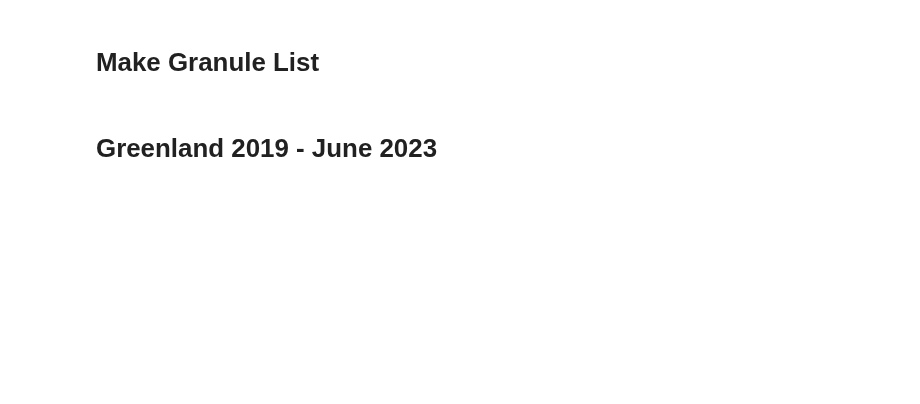
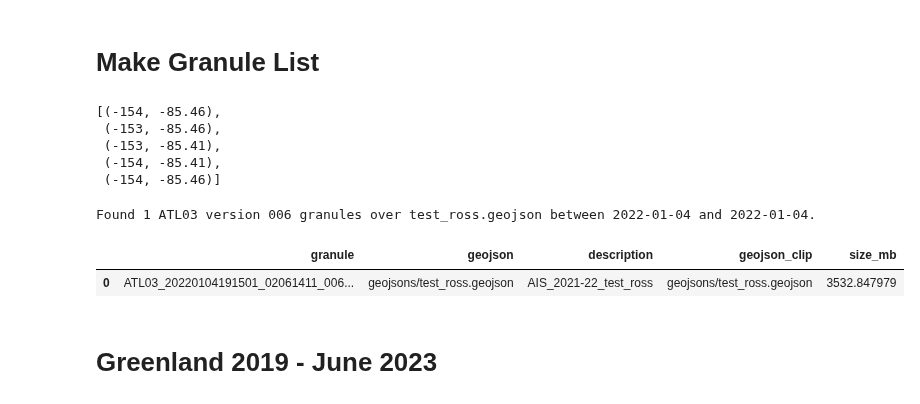
Before and after one commit to fliphilipp/GlacierLakeDetectionICESat2, a Jupyter notebook: make_granule_list.ipynb, the cells around one changed output. Drawn from its saved outputs; the diff is of its cells as text; code cells hidden in the pictures; blank space fills up the shorter version.

```diff
--- a/make_granule_list.ipynb
+++ b/make_granule_list.ipynb
@@ -9,6 +9,37 @@ import os
 # %%
 # # function to convert shapefile to geojson - if needed
 # shp2geojson_nsidc('shapefiles/jakobshavn_small.shp')
+import geopandas as gpd
+from shapely.geometry import Polygon
+from shapely.geometry.polygon import orient
+
+
+lons = [-154, -153]
+lats = [-85.46, -85.41]
+
+coords = [(lons[x[0]], lats[x[1]]) for x in [(0,0), (1,0), (1,1), (0,1), (0,0)]]
+poly = Polygon(coords)
+gdf = gpd.GeoDataFrame(geometry=[poly], crs='EPSG:4326')
+fn_gjsn = 'geojsons/test_ross.geojson'
+gdf.to_file(fn_gjsn, driver='GeoJSON')
+outname_list = fn_gjsn.split('/')[-1].replace('.geojson','.csv')
+# %%
+coords
+# %% [output]
+[(-154, -85.46),
+ (-153, -85.46),
+ (-153, -85.41),
+ (-154, -85.41),
+ (-154, -85.46)]
+# %%
+df = make_granule_list(fn_gjsn.split('/')[-1], start_date='2022-01-04', end_date='2022-01-04',
+                       icesheet='AIS', meltseason='2021-22', list_out_name=outname_list,
+                       version=None)
+df
+# %% [output]
+Found 1 ATL03 version 006 granules over test_ross.geojson between 2022-01-04 and 2022-01-04.
+|  | granule | geojson | description | geojson_clip | size_mb |
+| 0 | ATL03_20220104191501_02061411_006... | geojsons/test_ross.geojson | AIS_2021-22_test_ross | geojsons/test_ross.geojson | 3532.847979 |
 # %% [markdown]
 # Greenland 2019 - June 2023
 # %%
```
Also changed, not shown: parts of 8 cells of this notebook, 7 other files.
